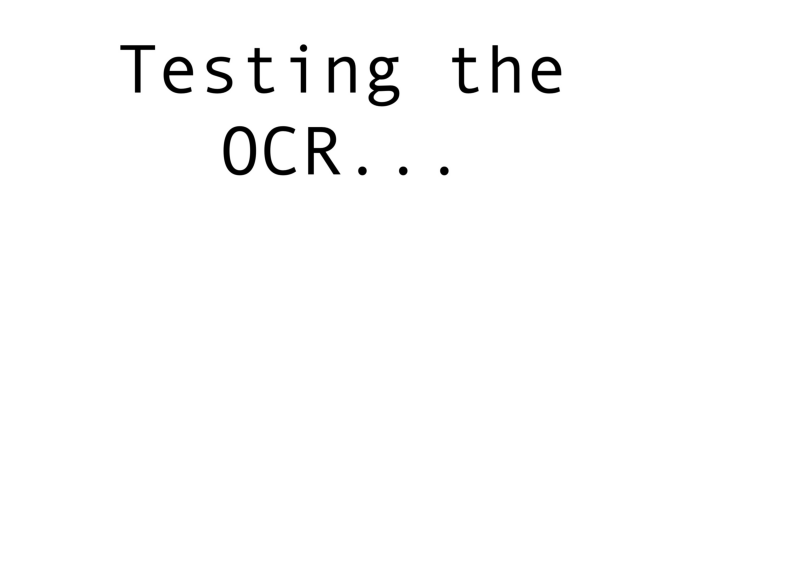
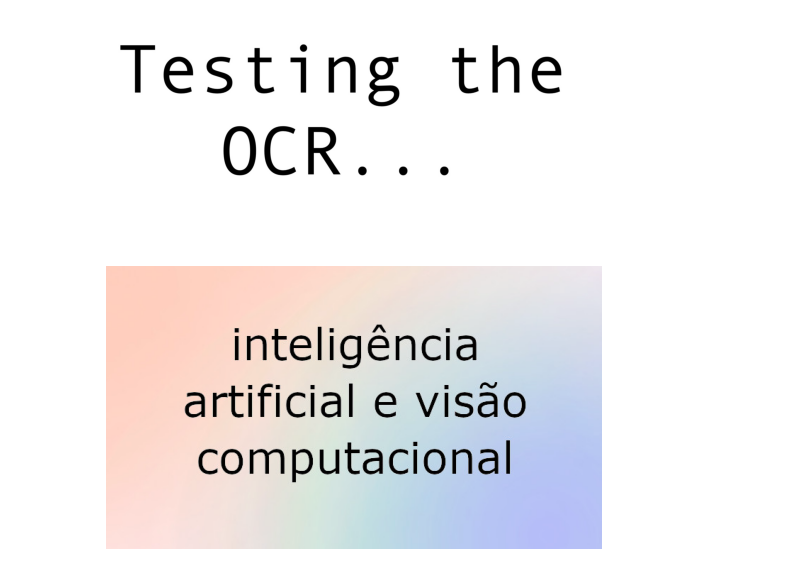
Before and after one commit to sonsungjong/python, a Jupyter notebook: OCR/OCR with Tesseract.ipynb, the cells around one changed output. Saved outputs shown, nothing was run; the diff lists cells and outputs as text; code cells hidden in the pictures; blank space fills up the shorter version.

```diff
--- a/OCR/OCR with Tesseract.ipynb
+++ b/OCR/OCR with Tesseract.ipynb
@@ -40,0 +65,10 @@ plt.show()
+# %%
+
+
+img = cv2.imread('./content/test02-02.jpg')
+# cv2.imshow(img)
+plt.imshow(img)
+plt.axis('off')
+plt.show()
+# %% [output]
+[figure, added]
```
Also changed, not shown: parts of 29 cells of this notebook, 6 other files.
